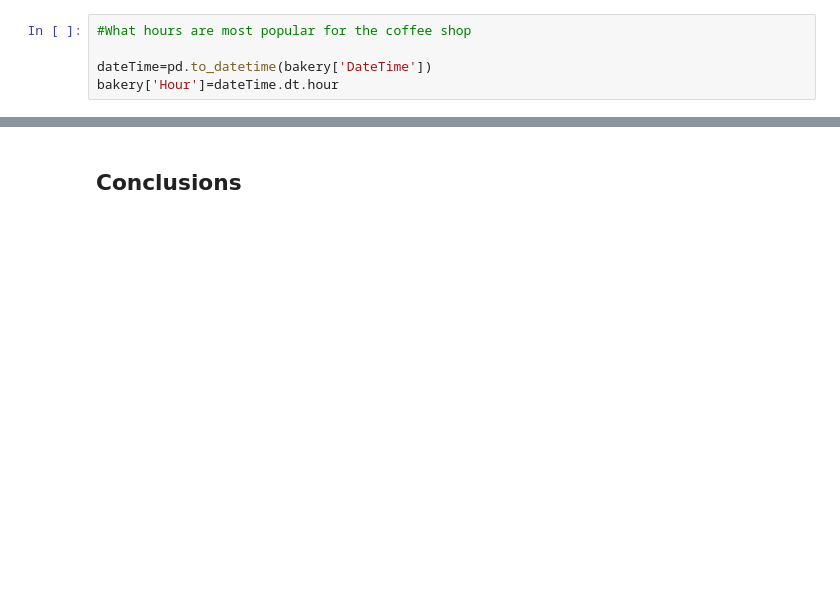
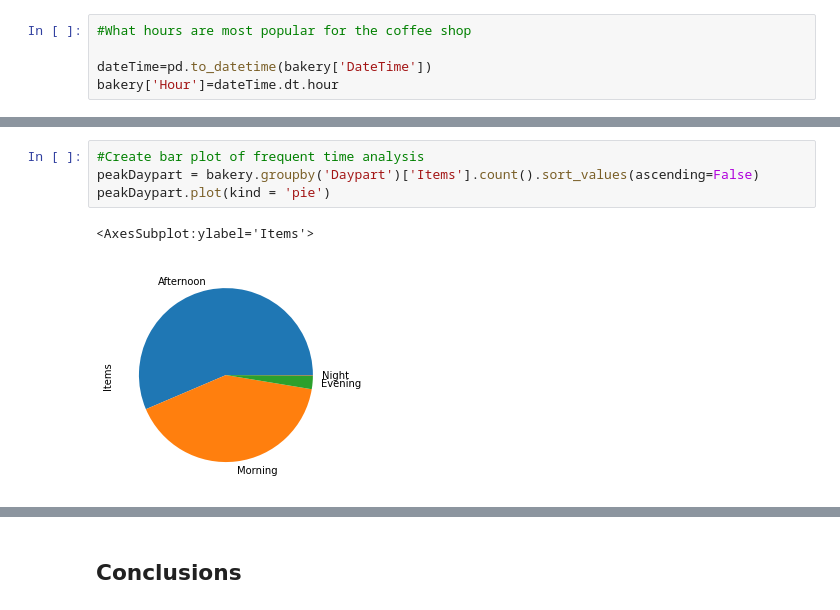
Before and after one commit to shayleelaura/Bakery-Predictions, a Jupyter notebook: Untitled.ipynb, the cells around one changed output, grey strips where cells are left out. Cells and saved outputs as stored; diff of their text form; blank space fills up the shorter version.

```diff
--- a/Untitled.ipynb
+++ b/Untitled.ipynb
@@ -43,3 +88,10 @@ peakHours.plot(kind = 'barh')
+# %%
+#Create bar plot of frequent time analysis
+peakDaypart = bakery.groupby('Daypart')['Items'].count().sort_values(ascending=False)
+peakDaypart.plot(kind = 'pie')
+# %% [output]
+<AxesSubplot:ylabel='Items'>
+[figure, added]
 # %%
 #What items are purchased the most
 
```
Also changed, not shown: parts of 7 cells of this notebook, 1 other file.
